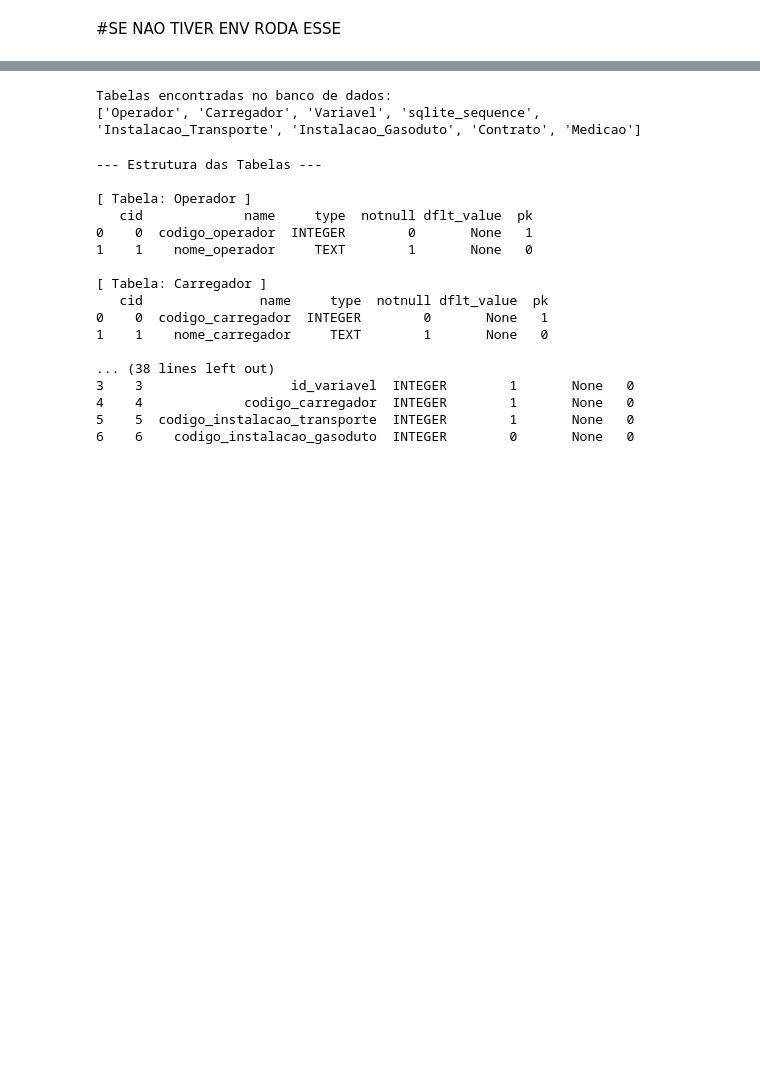
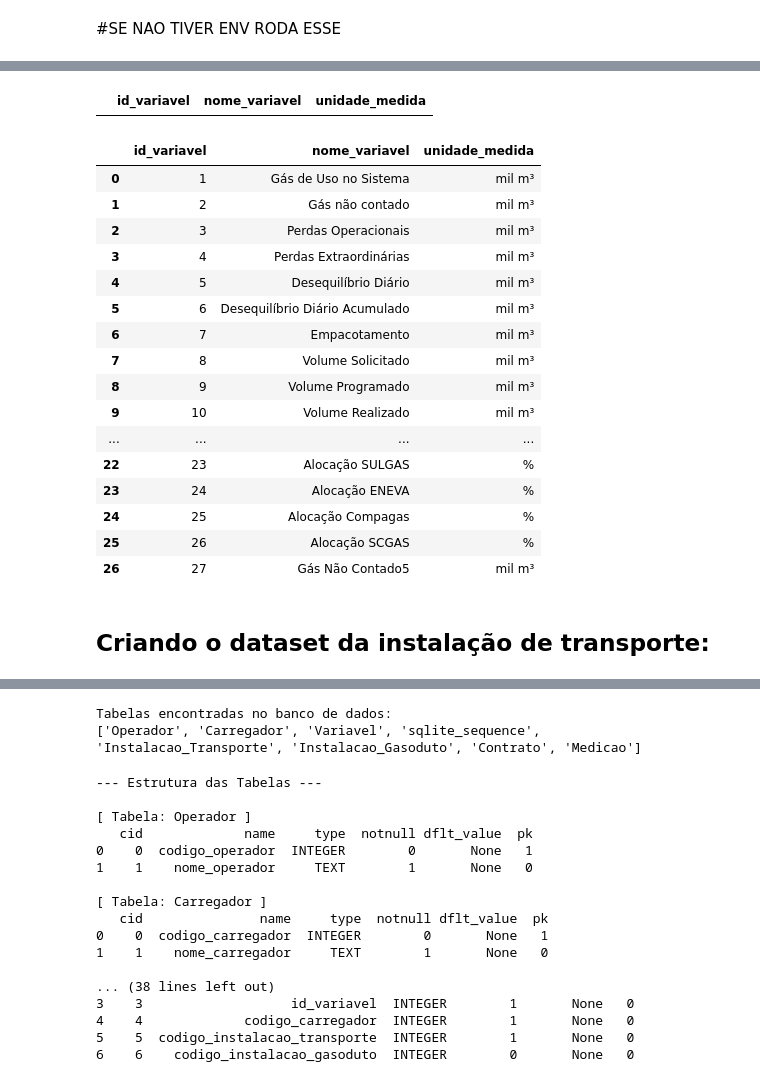
Before and after one commit to RaphaelLeivas/ibd-2025-1, a Jupyter notebook: TP2/Normalização.ipynb, the cells around one changed output, grey strips where cells are left out. Drawn from its saved outputs; the diff is of its cells as text; code cells hidden in the pictures; blank space fills up the shorter version.

```diff
--- a/TP2/Normalização.ipynb
+++ b/TP2/Normalização.ipynb
@@ -231,0 +326,6 @@ def run_etl_pipeline():
+# %%
+# reading the problems of Variavel table:
+df_variavel_problems = pd.read_sql("SELECT * FROM Variavel WHERE nome_variavel IS NULL OR unidade_medida IS NULL", conn)
+df_variavel_problems
+# %% [output]
+|  | id_variavel | nome_variavel | unidade_medida |
@@ -231,0 +336,22 @@ def run_etl_pipeline():
+# %%
+df_variavel_com_id
+# %% [output]
+|  | id_variavel | nome_variavel | unidade_medida |
+| 0 | 1 | Gás de Uso no Sistema | mil m³ |
+| 1 | 2 | Gás não contado | mil m³ |
+| 2 | 3 | Perdas Operacionais | mil m³ |
+| 3 | 4 | Perdas Extraordinárias | mil m³ |
+| 4 | 5 | Desequilíbrio Diário | mil m³ |
+| 5 | 6 | Desequilíbrio Diário Acumulado | mil m³ |
+| 6 | 7 | Empacotamento | mil m³ |
+| 7 | 8 | Volume Solicitado | mil m³ |
+| 8 | 9 | Volume Programado | mil m³ |
+| 9 | 10 | Volume Realizado | mil m³ |
+| ... | ... | ... | ... |
+| 22 | 23 | Alocação SULGAS | % |
+| 23 | 24 | Alocação ENEVA | % |
+| 24 | 25 | Alocação Compagas | % |
+| 25 | 26 | Alocação SCGAS | % |
+| 26 | 27 | Gás Não Contado5 | mil m³ |
+# %% [markdown]
+## Criando o dataset da instalação de transporte:
```
Also changed, not shown: parts of 38 cells of this notebook, 2 other files.
